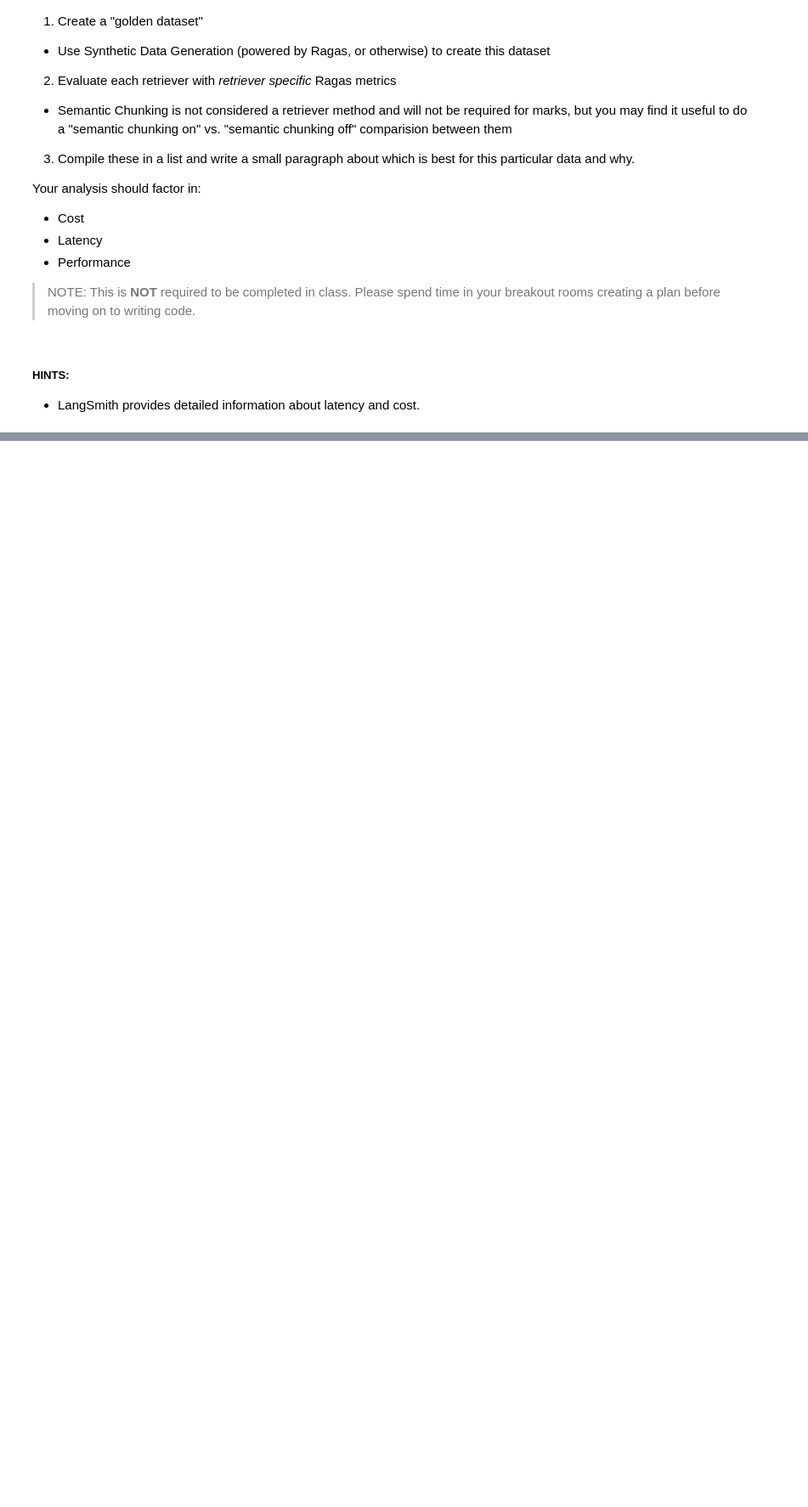
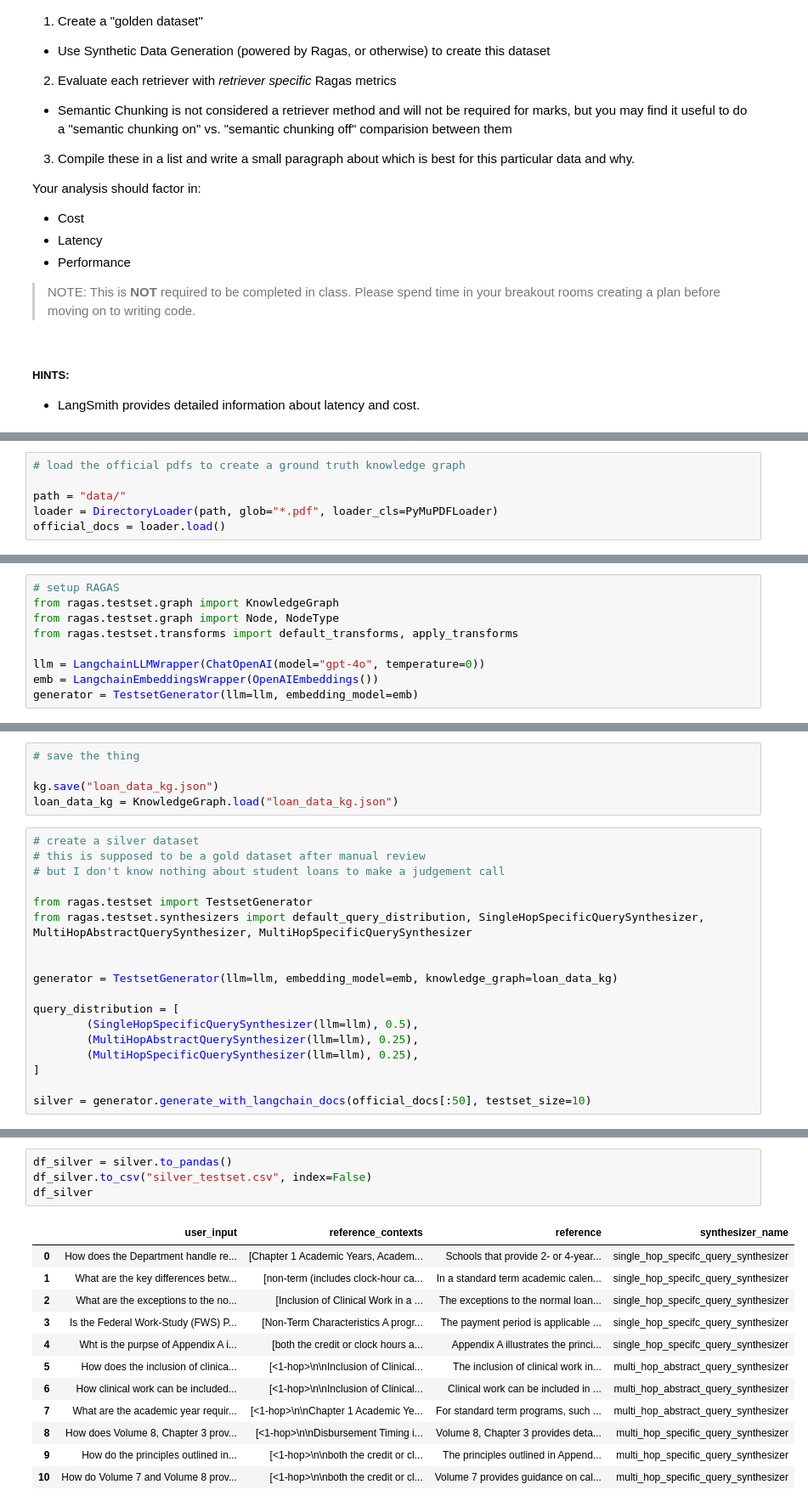
Before and after one commit to b0trob/AIE7, a Jupyter notebook: 09_Advanced_Retrieval/Advanced_Retrieval_with_LangChain_Assignment.ipynb, the cells around one changed output, grey strips where cells are left out. Shown: that part at 85% size. Drawn from its saved outputs; the diff is of its cells as text; blank space fills up the shorter version.

```diff
--- a/09_Advanced_Retrieval/Advanced_Retrieval_with_LangChain_Assignment.ipynb
+++ b/09_Advanced_Retrieval/Advanced_Retrieval_with_LangChain_Assignment.ipynb
@@ -803,0 +596,6 @@ KeyboardInterrupt:
+# %%
+# load the official pdfs to create a ground truth knowledge graph
+
+path = "data/"
+loader = DirectoryLoader(path, glob="*.pdf", loader_cls=PyMuPDFLoader)
+official_docs = loader.load()
@@ -803,0 +607,9 @@ KeyboardInterrupt:
+# %%
+# setup RAGAS
+from ragas.testset.graph import KnowledgeGraph
+from ragas.testset.graph import Node, NodeType
+from ragas.testset.transforms import default_transforms, apply_transforms
+
+llm = LangchainLLMWrapper(ChatOpenAI(model="gpt-4o", temperature=0))
+emb = LangchainEmbeddingsWrapper(OpenAIEmbeddings())
+generator = TestsetGenerator(llm=llm, embedding_model=emb)
@@ -803,0 +661,23 @@ KeyboardInterrupt:
+# %%
+# save the thing
+
+kg.save("loan_data_kg.json")
+loan_data_kg = KnowledgeGraph.load("loan_data_kg.json")
+# %%
+# create a silver dataset
+# this is supposed to be a gold dataset after manual review
+# but I don't know nothing about student loans to make a judgement call
+
+from ragas.testset import TestsetGenerator
+from ragas.testset.synthesizers import default_query_distribution, SingleHopSpecificQuerySynthesizer, MultiHopAbstractQuerySynthesizer, MultiHopSpecificQuerySynthesizer
+
+
+generator = TestsetGenerator(llm=llm, embedding_model=emb, knowledge_graph=loan_data_kg)
+
+query_distribution = [
+        (SingleHopSpecificQuerySynthesizer(llm=llm), 0.5),
+        (MultiHopAbstractQuerySynthesizer(llm=llm), 0.25),
+        (MultiHopSpecificQuerySynthesizer(llm=llm), 0.25),
+]
+
+silver = generator.generate_with_langchain_docs(official_docs[:50], testset_size=10)
@@ -803,0 +729,17 @@ KeyboardInterrupt:
+# %%
+df_silver = silver.to_pandas()
+df_silver.to_csv("silver_testset.csv", index=False)
+df_silver
+# %% [output]
+|  | user_input | reference_contexts | reference | synthesizer_name |
+| 0 | How does the Department handle re... | [Chapter 1 Academic Years, Academ... | Schools that provide 2- or 4-year... | single_hop_specifc_query_synthesizer |
+| 1 | What are the key differences betw... | [non-term (includes clock-hour ca... | In a standard term academic calen... | single_hop_specifc_query_synthesizer |
+| 2 | What are the exceptions to the no... | [Inclusion of Clinical Work in a ... | The exceptions to the normal loan... | single_hop_specifc_query_synthesizer |
+| 3 | Is the Federal Work-Study (FWS) P... | [Non-Term Characteristics A progr... | The payment period is applicable ... | single_hop_specifc_query_synthesizer |
+| 4 | Wht is the purpse of Appendix A i... | [both the credit or clock hours a... | Appendix A illustrates the princi... | single_hop_specifc_query_synthesizer |
+| 5 | How does the inclusion of clinica... | [<1-hop>\n\nInclusion of Clinical... | The inclusion of clinical work in... | multi_hop_abstract_query_synthesizer |
+| 6 | How clinical work can be included... | [<1-hop>\n\nInclusion of Clinical... | Clinical work can be included in ... | multi_hop_abstract_query_synthesizer |
+| 7 | What are the academic year requir... | [<1-hop>\n\nChapter 1 Academic Ye... | For standard term programs, such ... | multi_hop_abstract_query_synthesizer |
+| 8 | How does Volume 8, Chapter 3 prov... | [<1-hop>\n\nDisbursement Timing i... | Volume 8, Chapter 3 provides deta... | multi_hop_specific_query_synthesizer |
+| 9 | How do the principles outlined in... | [<1-hop>\n\nboth the credit or cl... | The principles outlined in Append... | multi_hop_specific_query_synthesizer |
+| 10 | How do Volume 7 and Volume 8 prov... | [<1-hop>\n\nboth the credit or cl... | Volume 7 provides guidance on cal... | multi_hop_specific_query_synthesizer |
```
Also changed, not shown: parts of 38 cells of this notebook, 13 other files.
